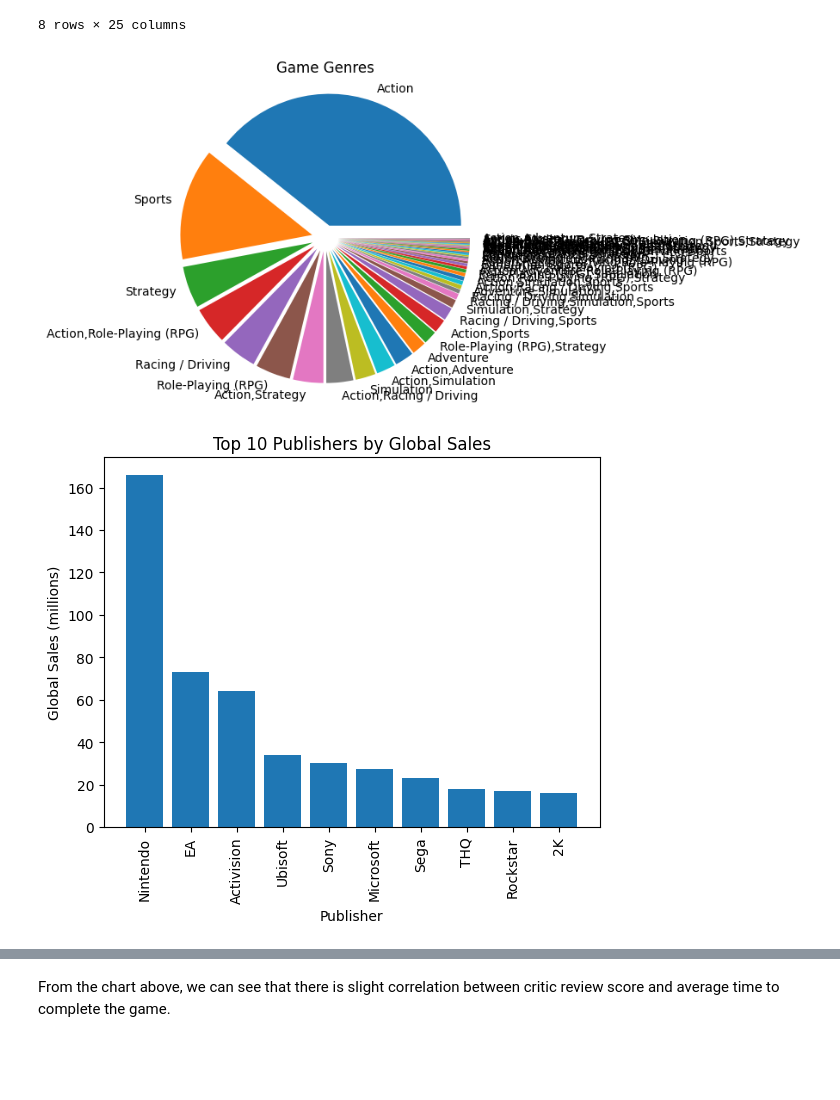
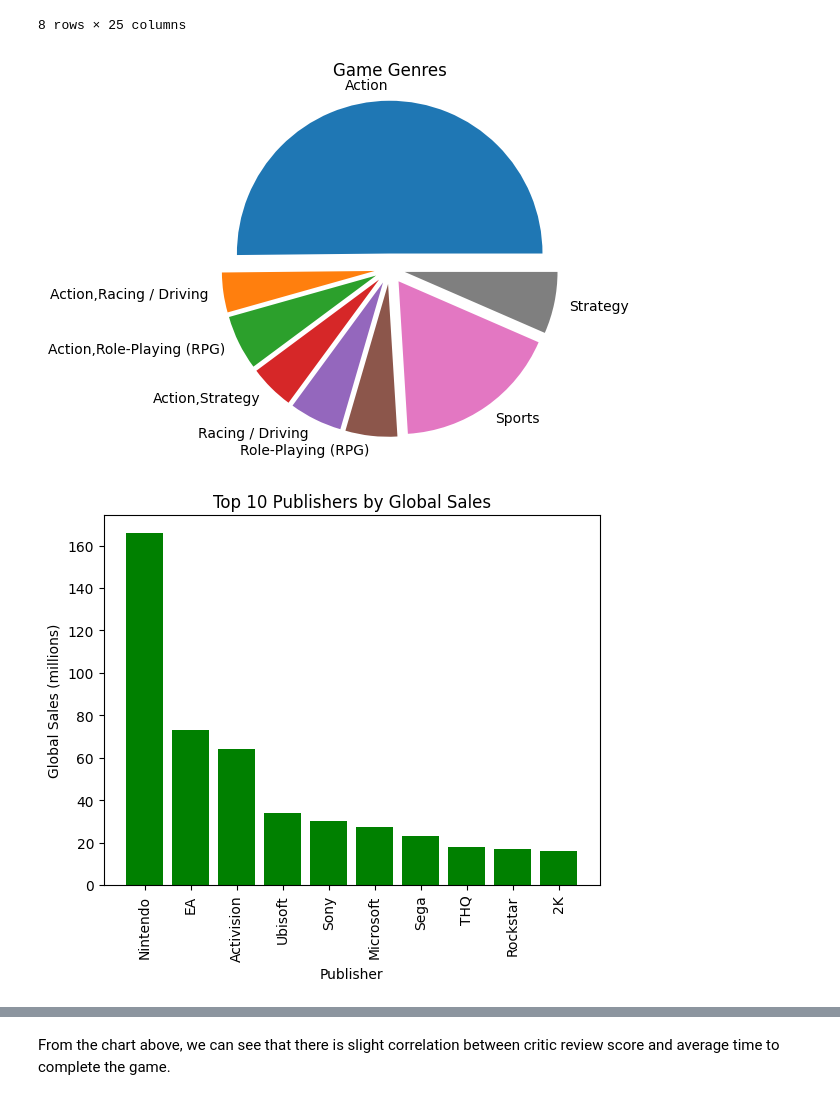
Before and after one commit to Yarmoski/140-Project, a Jupyter notebook: Ted-140-Project-Notebook.ipynb, the cells around one changed output, grey strips where cells are left out. Saved outputs shown, nothing was run; the diff lists cells and outputs as text; code cells hidden in the pictures; blank space fills up the shorter version.

```diff
--- a/Ted-140-Project-Notebook.ipynb
+++ b/Ted-140-Project-Notebook.ipynb
@@ -24,10 +45,9 @@ def get_dataset_df(dataset_name):
     response = requests.get(site_name)
     soup = BeautifulSoup(response.content, "html.parser")
 
-    csv_link = [link["href"] for link in soup.find_all("a") if link.has_attr('download')][0]
-    csv_link = csv_link[6:]
+    #csv_link = [link["href"] for link in soup.find_all("a") if link.has_attr('download')][0]
+    csv_link = f"datasets/csv/video_games/{dataset_name}.csv"
     csv_link = f"https://corgis-edu.github.io/corgis/{csv_link}"
-
     df = pd.read_csv(csv_link)
 
     return df
@@ -66,24 +86,26 @@ df.describe()
 | max | 8.000000 | 98.000000 | 14.66000 | 49.950000 | 2008.000000 | ... |
 8 rows × 25 columns
 # %%
-genre_count = df['Metadata.Genres'].value_counts()
+genre_count = df.groupby('Metadata.Genres').size()
+genre_count = genre_count[genre_count >= 40]
+#genre_count = df['Metadata.Genres'].value_counts()
 plt.pie(genre_count, labels=genre_count.index, explode=[0.1]*len(genre_count))
 plt.title('Game Genres')
 plt.axis('equal')
 plt.show()
 # %% [output]
-[figure, old version]
+[figure, new version]
 # %%
 # Group the data by publisher and sum the global sales
 publisher_sales = df.groupby('Metadata.Publishers')['Metrics.Sales'].sum().sort_values(ascending=False)
 top_publishers = publisher_sales[:10]
-plt.bar(top_publishers.index, top_publishers)
+plt.bar(top_publishers.index, top_publishers, color="green")
 plt.xticks(rotation=90)
 plt.title('Top 10 Publishers by Global Sales')
 plt.xlabel('Publisher')
 plt.ylabel('Global Sales (millions)')
 plt.show()
 # %% [output]
-[figure, old version]
+[figure, new version]
 # %%
 year_count = df.groupby('Release.Year')['Title'].count()
```
Also changed, not shown: parts of 12 cells of this notebook.
